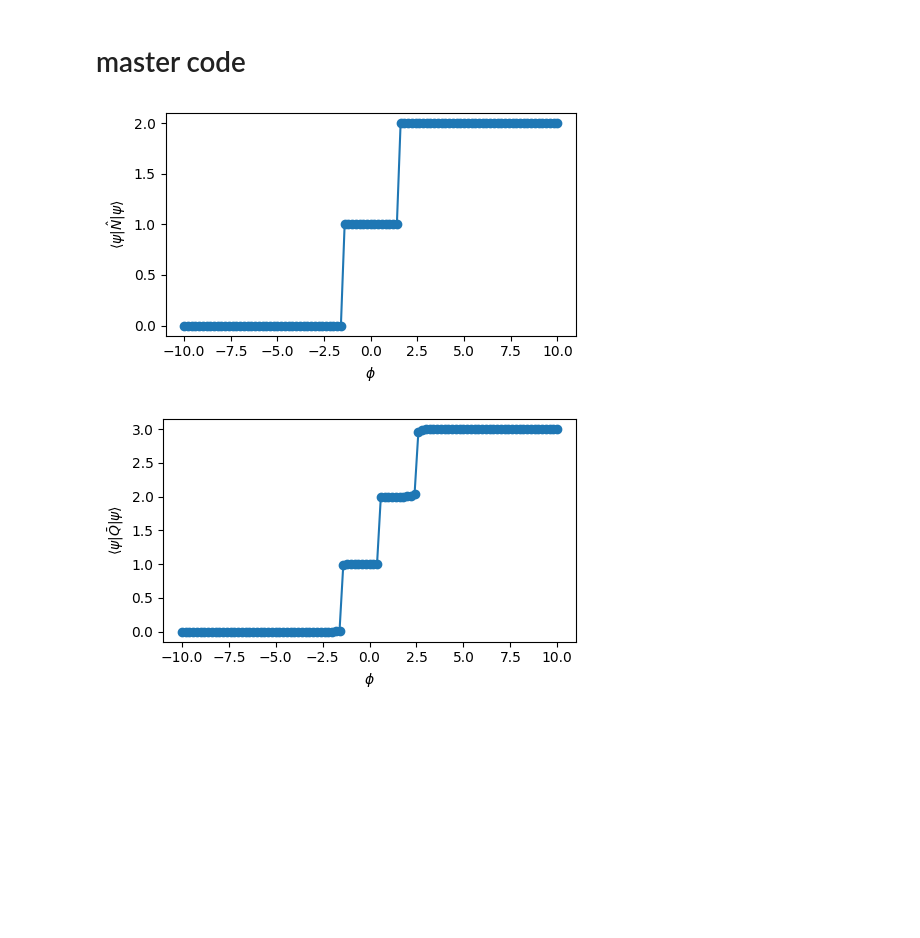
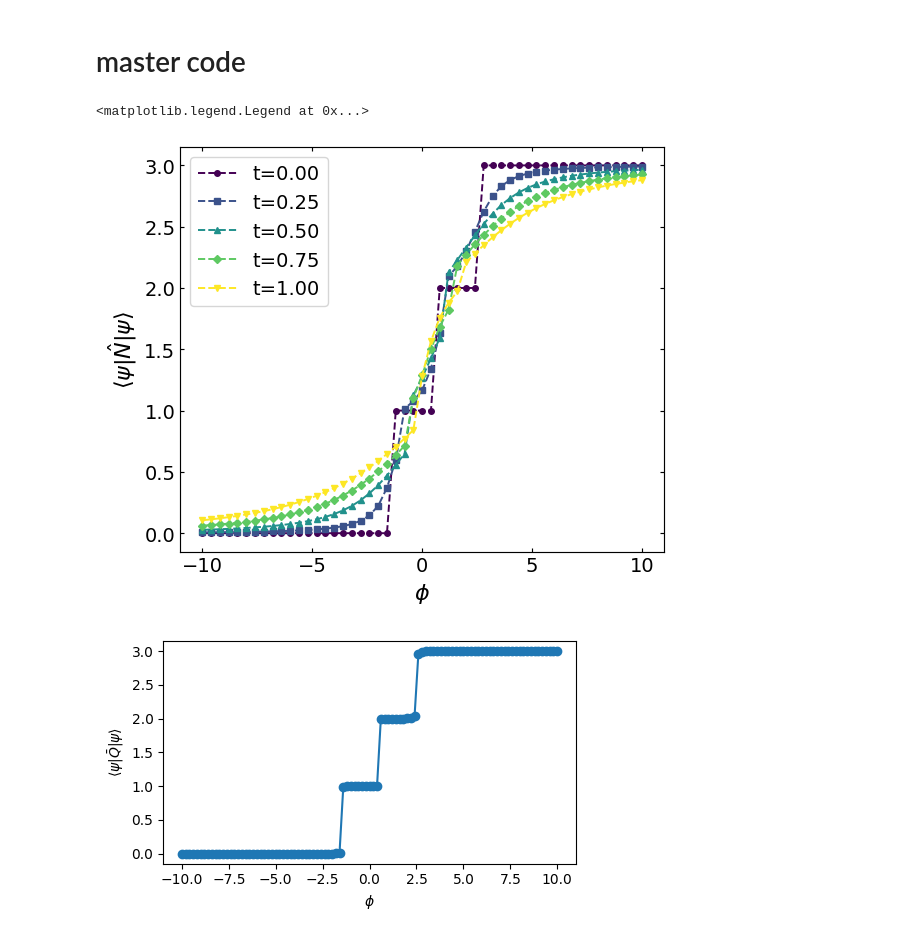
Before and after one commit to BingchengSuo/Condensed-Matter-Theory, a Jupyter notebook: DCK/Matveev's Grain.ipynb, the cells around one changed output. Drawn from its saved outputs; the diff is of its cells as text; code cells hidden in the pictures; blank space fills up the shorter version.

```diff
--- a/DCK/Matveev's Grain.ipynb
+++ b/DCK/Matveev's Grain.ipynb
@@ -248,25 +283,30 @@ class H_matveev:
 # %%
 H = H_matveev(phi=0.0, t0=0.3, Nk=2, Np=2)
 # %%
-phis = np.linspace(-10.0, 10, 101)
-N_vs_phi = []
+fig, ax = plt.subplots(figsize=(6,5), layout = 'tight')
+markers = itertools.cycle(('--o', '--s', '--^', '--D', '--v'))
+
+for i,tunneling in enumerate(np.linspace(0.0, 1.0, 5)):
+    N_vs_phi = []
+    phi_arr = np.linspace(-10.0, 10, 51)
+    for phi_val in phi_arr:
+        H = H_matveev(phi=phi_val, t0=tunneling, Nk=3, Np=3)
+        val, vec = eigsh(H.total(), k=1, which='SA')
+        gs = vec[:, 0]
+        Ncharge = np.real(gs.conj().T @ H.N_op() @ gs)
+        N_vs_phi.append(Ncharge)
+
+    cmap = plt.get_cmap('viridis')
+    normalizer = plt.Normalize(vmin=0.0, vmax=1.0)
+    ax.plot(phi_arr, N_vs_phi, markers.__next__(), markersize=4, label=f't={tunneling:.2f}', color = cmap(normalizer(tunneling)))
 
 
-for phi_val in phis:
-    H = H_matveev(phi=phi_val, t0=0.01, Nk=2, Np=2)
-    val, vec = eigsh(H.total(), k=1, which='SA')
-    gs = vec[:, 0]
-    Ncharge = np.real(gs.conj().T @ H.N_op() @ gs)
-    N_vs_phi.append(Ncharge)
-
-plt.figure(figsize=(5,3))
-plt.plot(phis, N_vs_phi, 'o-')
-plt.xlabel(r'$\phi$')
-plt.ylabel(r'$\langle\psi|\hat{N}|\psi\rangle$')
-plt.tight_layout()
-plt.show()
+ax.set_xlabel(r'$\phi$')
+ax.set_ylabel(r'$\langle\psi|\hat{N}|\psi\rangle$')
+ax.legend()
 # %% [output]
+<matplotlib.legend.Legend at 0x...>
-[figure, old version]
+[figure, new version]
 # %%
 phis = np.linspace(-10.0, 10, 101)
 N_vs_phi = []
```
Also changed, not shown: parts of 2 cells of this notebook.
